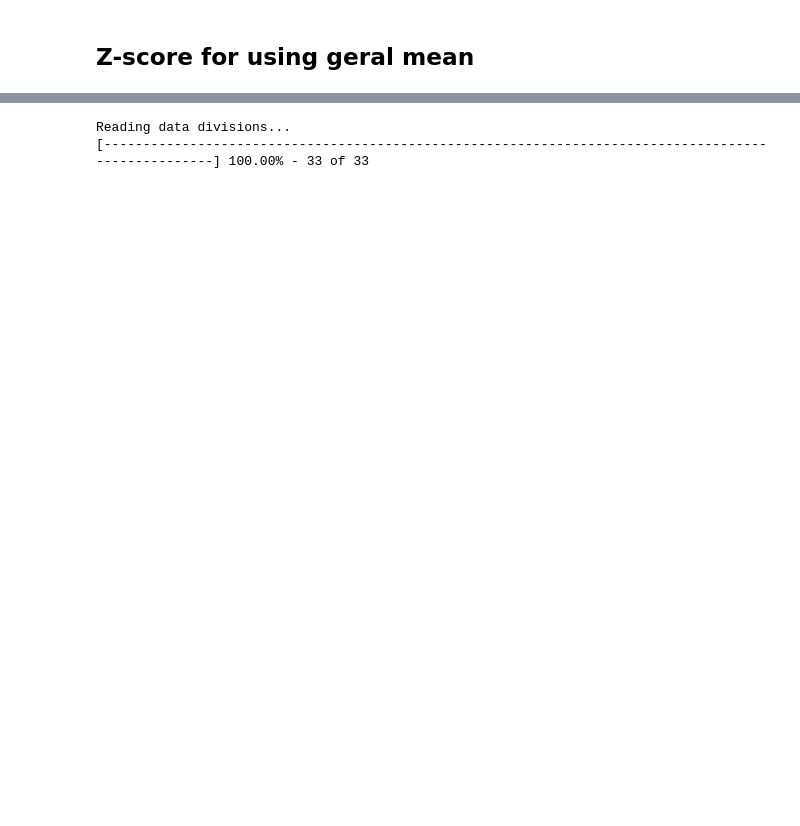
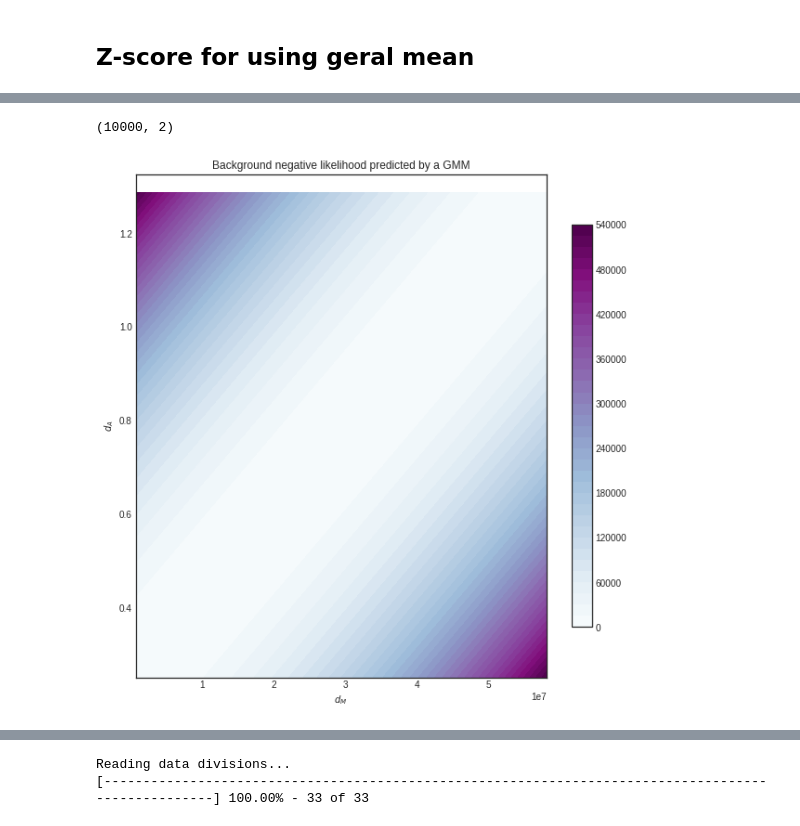
Before and after one commit to Esterci/Learning, a Jupyter notebook: Python/Anomaly_Detection/distribution-analysis/distribution-analyzer.ipynb, the cells around one changed output, grey strips where cells are left out. Saved outputs shown, nothing was run; the diff lists cells and outputs as text; code cells hidden in the pictures; blank space fills up the shorter version.

```diff
--- a/Python/Anomaly_Detection/distribution-analysis/distribution-analyzer.ipynb
+++ b/Python/Anomaly_Detection/distribution-analysis/distribution-analyzer.ipynb
@@ -325,9 +327,9 @@ for i,att in enumerate(attributes):
 
         # creating values interval for time optimization
 
-        bg_eval = np.linspace(bg_min,bg_max,num=1000)
+        bg_eval = np.linspace(bg_min,bg_max,num=500)
 
-        sg_eval = np.linspace(sg_min,sg_max,num=1000)
+        sg_eval = np.linspace(sg_min,sg_max,num=500)
 
 
         # appending values interval the following analysis
@@ -366,7 +368,7 @@ for i,att in enumerate(attributes):
 
 fig.tight_layout(pad=3.0)
 
-plt.savefig('figures/original-attributes-z-score-from-bg-entire-data-set.pdf',format='pdf')
+#plt.savefig('figures/original-attributes-z-score-from-bg-entire-data-set.pdf',format='pdf')
 
 del fig
 # %% [output]
@@ -445 +606,14 @@ def EDA_calc_v2 (data,lbd,metric='euclidean'):
+# %%
+##### calculing EDA #####
+
+lbd = 1
+
+# concatenating data
+
+data = np.vstack((background,signal))
+
+GD_euclidean,GD_cosine,euclidean,cosine = Globaldensity_Calculator_v2 (data,
+                                                                        lbd,
+                                                                        0,
+                                                                        'euclidean')
 # %%
@@ -554,0 +883,33 @@ del fig
+# %%
+fig = plt.figure(figsize= (9,9))
+
+data = np.vstack((bg_euclidean_eval,bg_cosine_eval))
+
+data = data.T
+
+# fit a Gaussian Mixture Model with two components
+clf = mixture.GaussianMixture(n_components=2, covariance_type='full')
+clf.fit(data)
+
+# display predicted scores by the model as a contour plot
+x = bg_euclidean_eval
+y = bg_cosine_eval
+X, Y = np.meshgrid(x, y)
+XX = np.array([X.ravel(), Y.ravel()]).T
+Z = -clf.score_samples(XX)
+Z = Z.reshape(X.shape)
+
+CS = plt.contourf(X, Y, Z,50,cmap='BuPu')
+
+CB = plt.colorbar(CS, shrink=0.8, extend='both')
+
+plt.xlim(euclidean_min,euclidean_max)
+plt.ylim(cosine_min,cosine_max)
+plt.xlabel('$d_M$')
+plt.ylabel('$d_A$')
+plt.title('Background negative likelihood predicted by a GMM')
+fig.tight_layout(pad=3.0)
+plt.show()
+# %% [output]
+(10000, 2)
+[figure, added]
```
Also changed, not shown: parts of 20 cells of this notebook, 7 other files.
